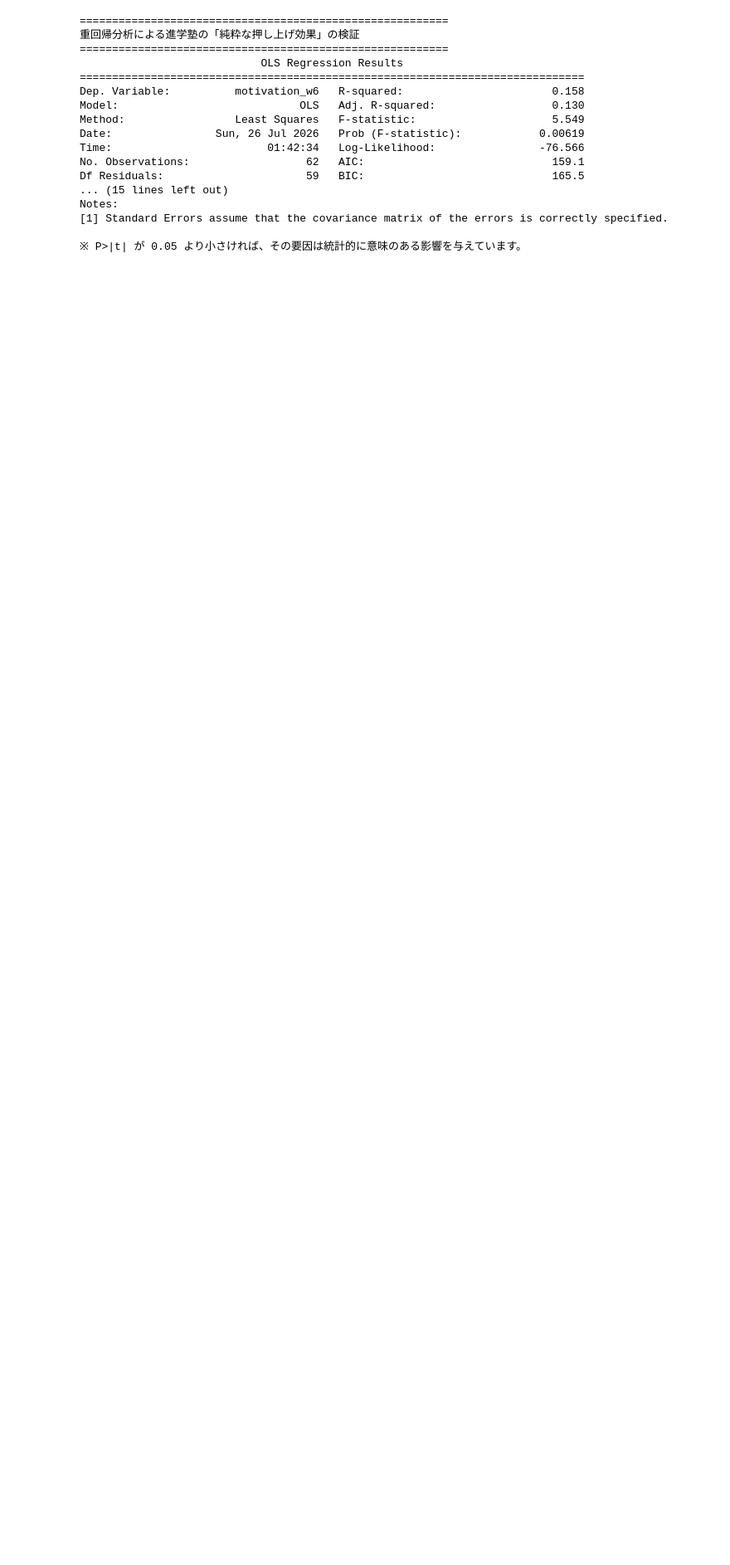
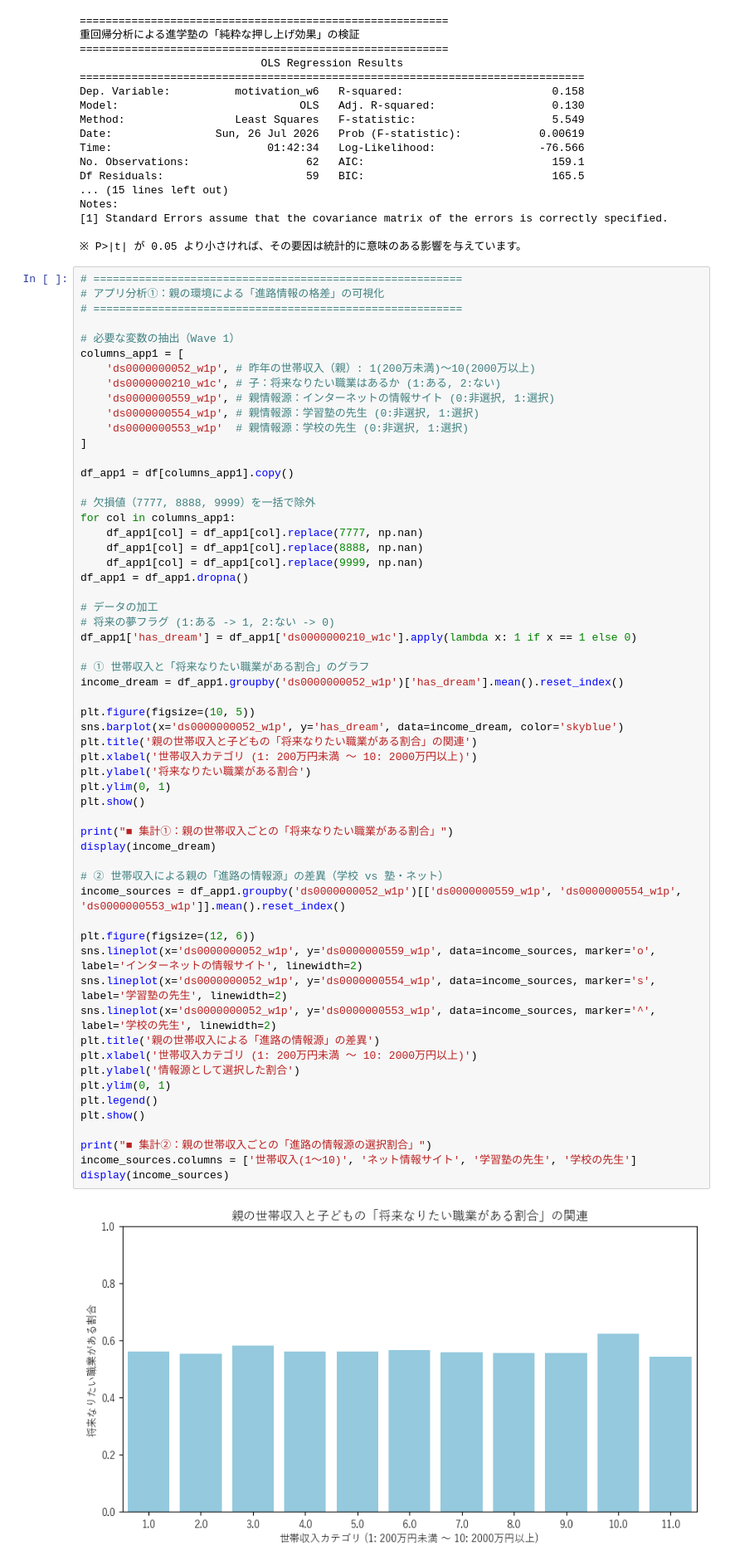
Before and after one commit to KyosukeNagai/DataScienceCompetition, a Jupyter notebook: test.ipynb, the cells around one changed output. Shown at 83% size. Saved outputs shown, nothing was run; the diff lists cells and outputs as text; blank space fills up the shorter version.

```diff
--- a/test.ipynb
+++ b/test.ipynb
@@ -719,3 +719,63 @@ Notes:
 [1] Standard Errors assume that the covariance matrix of the errors is correctly specified.
 
 ※ P>|t| が 0.05 より小さければ、その要因は統計的に意味のある影響を与えています。
+# %%
+# =========================================================
+# アプリ分析①：親の環境による「進路情報の格差」の可視化
+# =========================================================
+
+# 必要な変数の抽出（Wave 1）
+columns_app1 = [
+    'ds0000000052_w1p', # 昨年の世帯収入（親）: 1(200万未満)〜10(2000万以上)
+    'ds0000000210_w1c', # 子：将来なりたい職業はあるか (1:ある, 2:ない)
+    'ds0000000559_w1p', # 親情報源：インターネットの情報サイト (0:非選択, 1:選択)
+    'ds0000000554_w1p', # 親情報源：学習塾の先生 (0:非選択, 1:選択)
+    'ds0000000553_w1p'  # 親情報源：学校の先生 (0:非選択, 1:選択)
+]
+
+df_app1 = df[columns_app1].copy()
+
+# 欠損値（7777, 8888, 9999）を一括で除外
+for col in columns_app1:
+    df_app1[col] = df_app1[col].replace(7777, np.nan)
+    df_app1[col] = df_app1[col].replace(8888, np.nan)
+    df_app1[col] = df_app1[col].replace(9999, np.nan)
+df_app1 = df_app1.dropna()
+
+# データの加工
+# 将来の夢フラグ (1:ある -> 1, 2:ない -> 0)
+df_app1['has_dream'] = df_app1['ds0000000210_w1c'].apply(lambda x: 1 if x == 1 else 0)
+
+# ① 世帯収入と「将来なりたい職業がある割合」のグラフ
+income_dream = df_app1.groupby('ds0000000052_w1p')['has_dream'].mean().reset_index()
+
+plt.figure(figsize=(10, 5))
+sns.barplot(x='ds0000000052_w1p', y='has_dream', data=income_dream, color='skyblue')
+plt.title('親の世帯収入と子どもの「将来なりたい職業がある割合」の関連')
+plt.xlabel('世帯収入カテゴリ (1: 200万円未満 ～ 10: 2000万円以上)')
+plt.ylabel('将来なりたい職業がある割合')
+plt.ylim(0, 1)
+plt.show()
+
+print("■ 集計①：親の世帯収入ごとの「将来なりたい職業がある割合」")
+display(income_dream)
+
+# ② 世帯収入による親の「進路の情報源」の差異（学校 vs 塾・ネット）
+income_sources = df_app1.groupby('ds0000000052_w1p')[['ds0000000559_w1p', 'ds0000000554_w1p', 'ds0000000553_w1p']].mean().reset_index()
+
+plt.figure(figsize=(12, 6))
+sns.lineplot(x='ds0000000052_w1p', y='ds0000000559_w1p', data=income_sources, marker='o', label='インターネットの情報サイト', linewidth=2)
+sns.lineplot(x='ds0000000052_w1p', y='ds0000000554_w1p', data=income_sources, marker='s', label='学習塾の先生', linewidth=2)
+sns.lineplot(x='ds0000000052_w1p', y='ds0000000553_w1p', data=income_sources, marker='^', label='学校の先生', linewidth=2)
+plt.title('親の世帯収入による「進路の情報源」の差異')
+plt.xlabel('世帯収入カテゴリ (1: 200万円未満 ～ 10: 2000万円以上)')
+plt.ylabel('情報源として選択した割合')
+plt.ylim(0, 1)
+plt.legend()
+plt.show()
+
+print("■ 集計②：親の世帯収入ごとの「進路の情報源の選択割合」")
+income_sources.columns = ['世帯収入(1〜10)', 'ネット情報サイト', '学習塾の先生', '学校の先生']
+display(income_sources)
+# %% [output]
+[figure, added]
```
Also changed, not shown: parts of 4 cells of this notebook.
